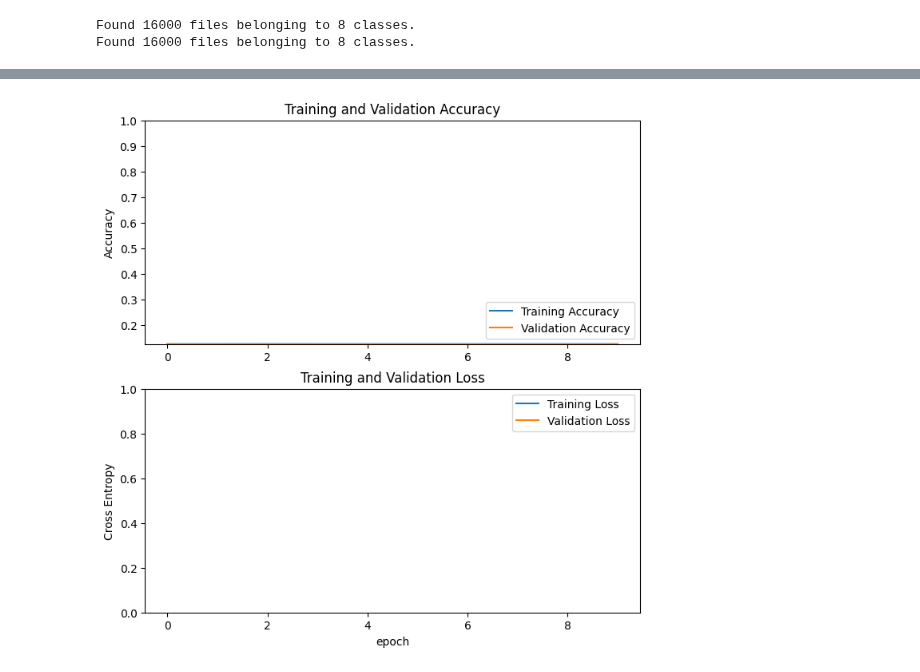
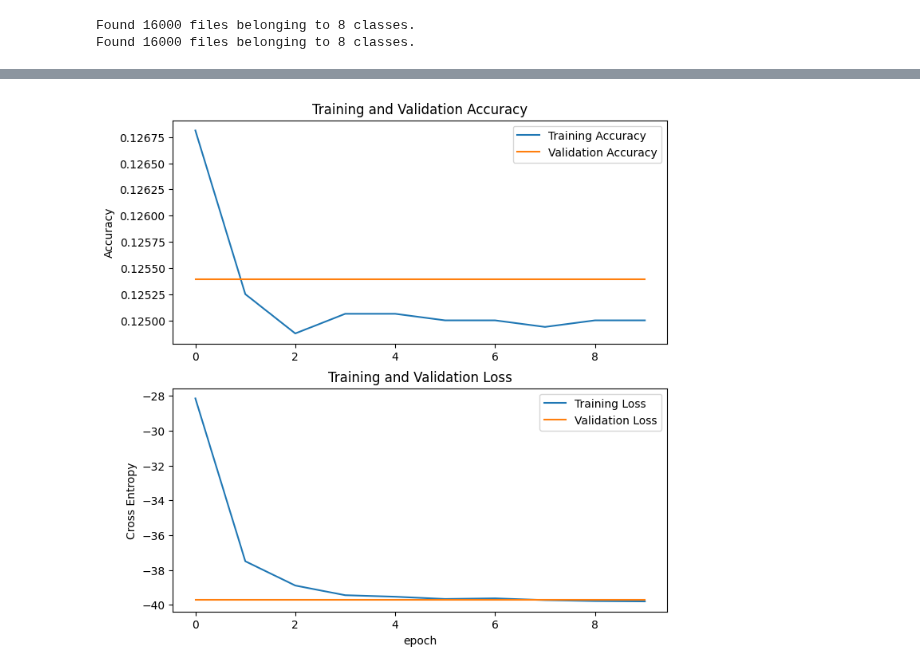
Before and after one commit to tcarlucc/machine-learning-final, a Jupyter notebook: ResNet50.ipynb, the cells around one changed output, grey strips where cells are left out. Cells and saved outputs as stored; diff of their text form; code cells hidden in the pictures.

```diff
--- a/ResNet50.ipynb
+++ b/ResNet50.ipynb
@@ -53,7 +53,7 @@ feature_batch_average = global_average_layer(feature_batch)
 # %%
 # Add a dense layer to convert it to a single prediction per image
 # Test relu, leaky_relu, and sigmoid
-prediction_layer = tf.keras.layers.Dense(1, activation='sigmoid')
+prediction_layer = tf.keras.layers.Dense(8, activation='softmax')
 prediction_batch = prediction_layer(feature_batch_average)
 
 inputs = tf.keras.Input(shape=(128, 128, 3))
@@ -67,7 +67,7 @@ model = tf.keras.Model(inputs, outputs)
 # We use binary accuracy here because of the Sigmoid?
 # If we use a different activator then I am not sure
 base_learning_rate = 0.0001
-model.compile(optimizer=tf.keras.optimizers.RMSprop(learning_rate=base_learning_rate),
+model.compile(optimizer=tf.keras.optimizers.Adam(learning_rate=base_learning_rate),
               loss=tf.keras.losses.BinaryCrossentropy(),
               metrics=[tf.keras.metrics.BinaryAccuracy(threshold=0.5, name='accuracy')])
 # %%
@@ -103,30 +103,28 @@ Epoch 10/10
 # %%
 acc = history.history['accuracy']
 val_acc = history.history['val_accuracy']
 
 loss = history.history['loss']
 val_loss = history.history['val_loss']
 
 plt.figure(figsize=(8, 8))
 plt.subplot(2, 1, 1)
 plt.plot(acc, label='Training Accuracy')
 plt.plot(val_acc, label='Validation Accuracy')
-plt.legend(loc='lower right')
+plt.legend(loc='upper right')
 plt.ylabel('Accuracy')
-plt.ylim([min(plt.ylim()),1])
 plt.title('Training and Validation Accuracy')
 
 plt.subplot(2, 1, 2)
 plt.plot(loss, label='Training Loss')
 plt.plot(val_loss, label='Validation Loss')
 plt.legend(loc='upper right')
 plt.ylabel('Cross Entropy')
-plt.ylim([0,1.0])
 plt.title('Training and Validation Loss')
 plt.xlabel('epoch')
 plt.show()
 # %% [output]
-[figure, old version]
+[figure, new version]
 # %%
 base_model.trainable = True
 
```
Also changed, not shown: parts of 2 cells of this notebook, 3 other files.
